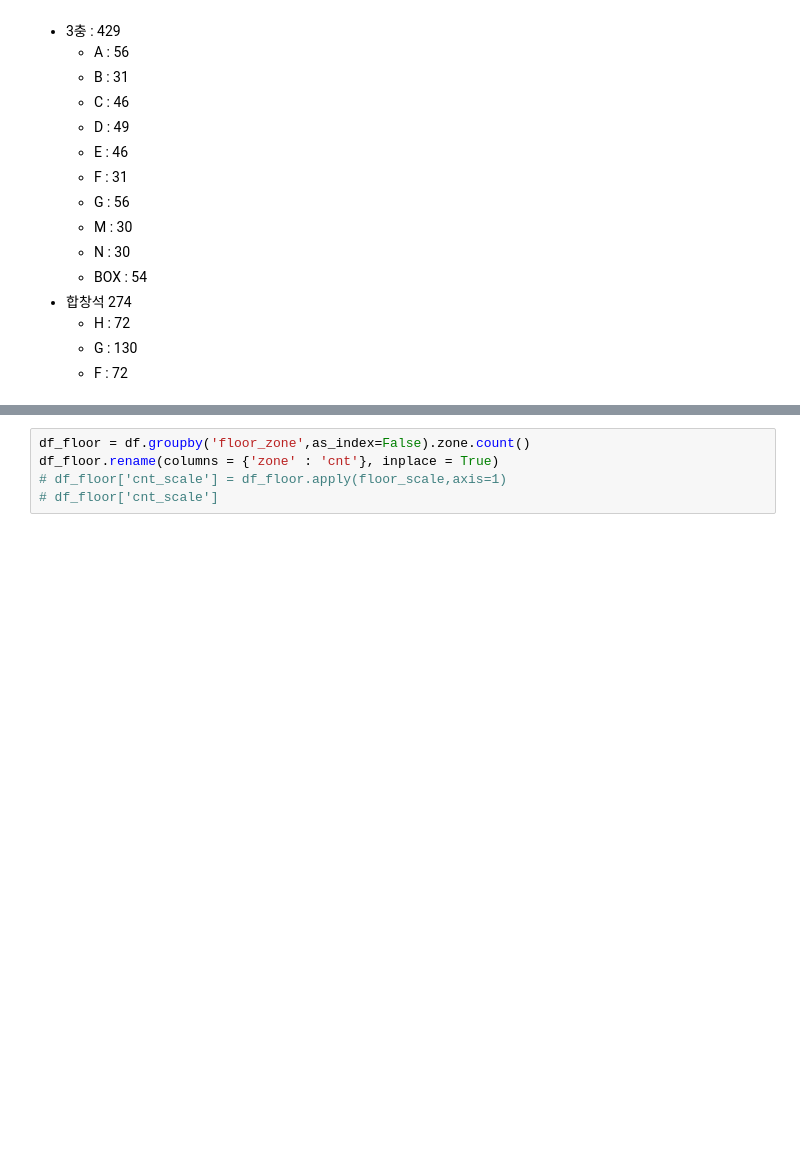
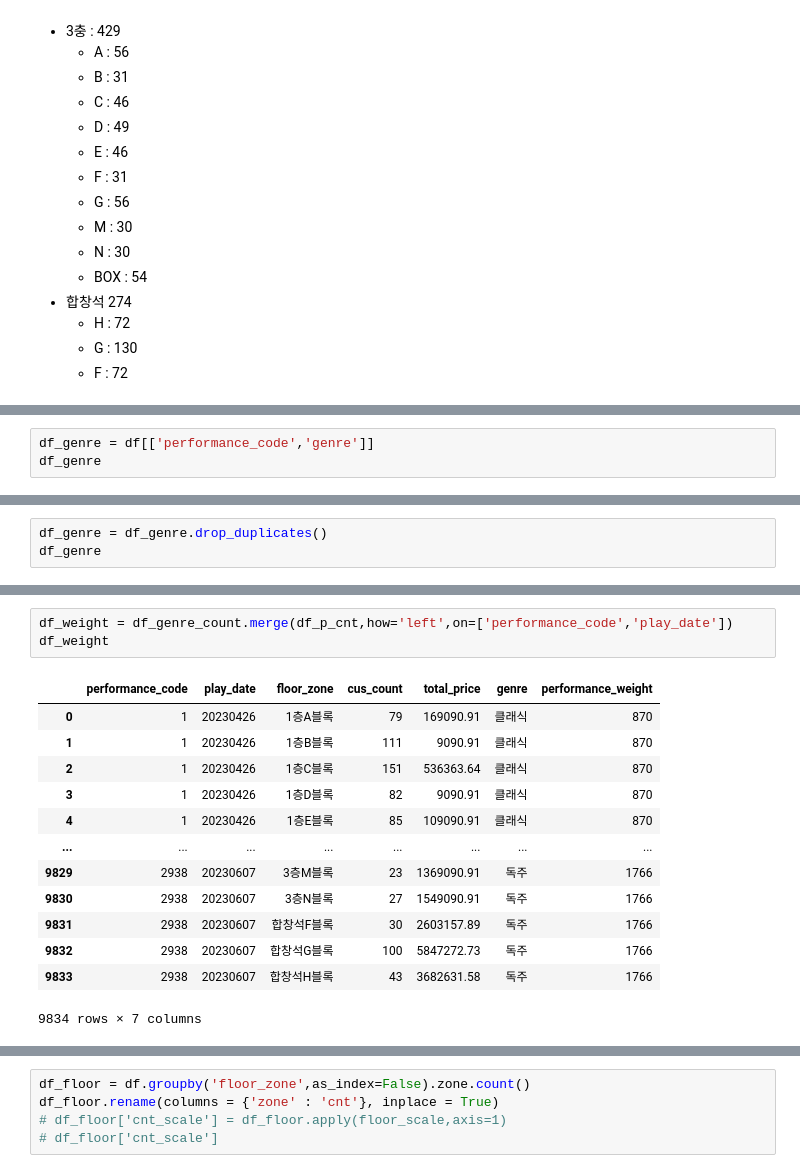
Before and after one commit to damidaa/bigcontest_2023, a Jupyter notebook: preprocessing/EDA.ipynb, the cells around one changed output, grey strips where cells are left out. Drawn from its saved outputs; the diff is of its cells as text; blank space fills up the shorter version.

```diff
--- a/preprocessing/EDA.ipynb
+++ b/preprocessing/EDA.ipynb
@@ -202,0 +131,3 @@ df[ (df['floor_zone']== '1층A블록') | ( df['floor_zone'] == '1층E블록' )]
+# %%
+df_genre = df[['performance_code','genre']]
+df_genre
@@ -202,0 +148,3 @@ df[ (df['floor_zone']== '1층A블록') | ( df['floor_zone'] == '1층E블록' )]
+# %%
+df_genre = df_genre.drop_duplicates()
+df_genre
@@ -202,0 +189,17 @@ df[ (df['floor_zone']== '1층A블록') | ( df['floor_zone'] == '1층E블록' )]
+# %%
+df_weight = df_genre_count.merge(df_p_cnt,how='left',on=['performance_code','play_date'])
+df_weight
+# %% [output]
+|  | performance_code | play_date | floor_zone | cus_count | total_price | genre | performance_weight |
+| 0 | 1 | 20230426 | 1층A블록 | 79 | 169090.91 | 클래식 | 870 |
+| 1 | 1 | 20230426 | 1층B블록 | 111 | 9090.91 | 클래식 | 870 |
+| 2 | 1 | 20230426 | 1층C블록 | 151 | 536363.64 | 클래식 | 870 |
+| 3 | 1 | 20230426 | 1층D블록 | 82 | 9090.91 | 클래식 | 870 |
+| 4 | 1 | 20230426 | 1층E블록 | 85 | 109090.91 | 클래식 | 870 |
+| ... | ... | ... | ... | ... | ... | ... | ... |
+| 9829 | 2938 | 20230607 | 3층M블록 | 23 | 1369090.91 | 독주 | 1766 |
+| 9830 | 2938 | 20230607 | 3층N블록 | 27 | 1549090.91 | 독주 | 1766 |
+| 9831 | 2938 | 20230607 | 합창석F블록 | 30 | 2603157.89 | 독주 | 1766 |
+| 9832 | 2938 | 20230607 | 합창석G블록 | 100 | 5847272.73 | 독주 | 1766 |
+| 9833 | 2938 | 20230607 | 합창석H블록 | 43 | 3682631.58 | 독주 | 1766 |
+9834 rows × 7 columns
```
Also changed, not shown: parts of 29 cells of this notebook.
